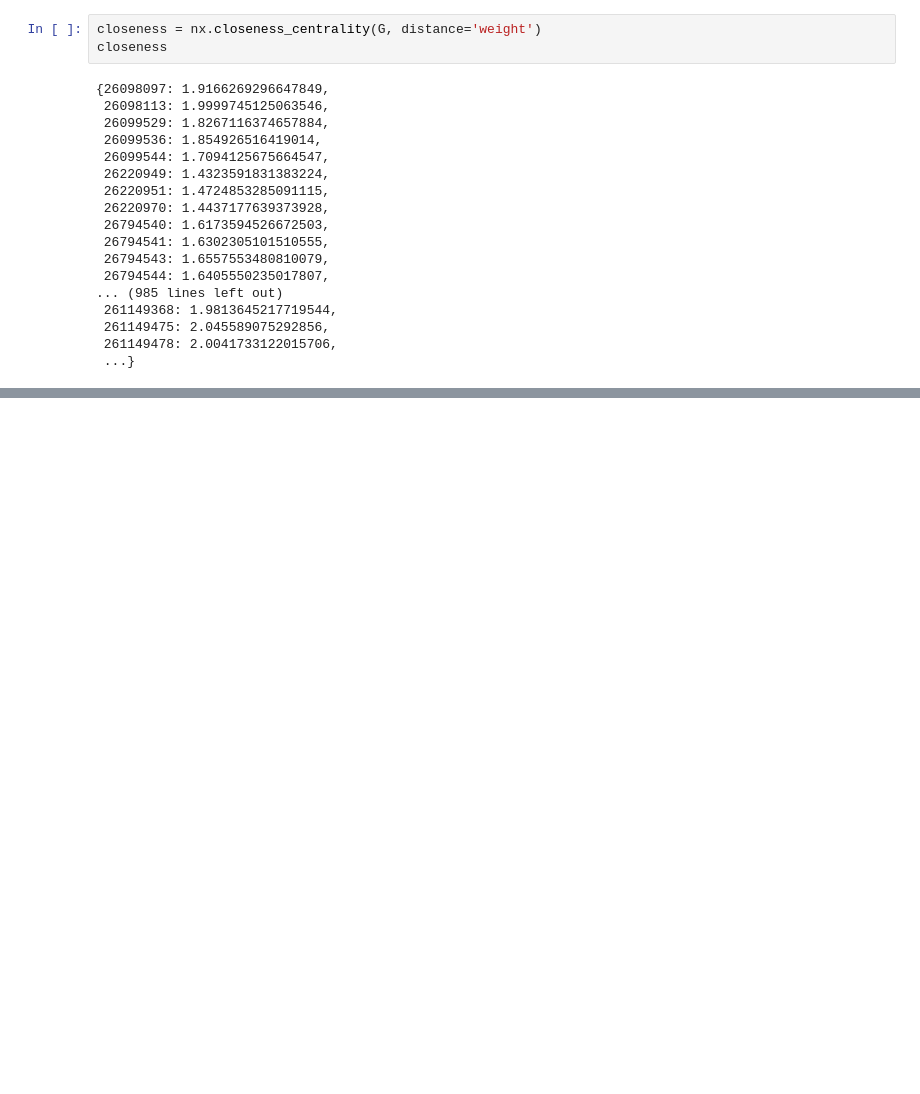
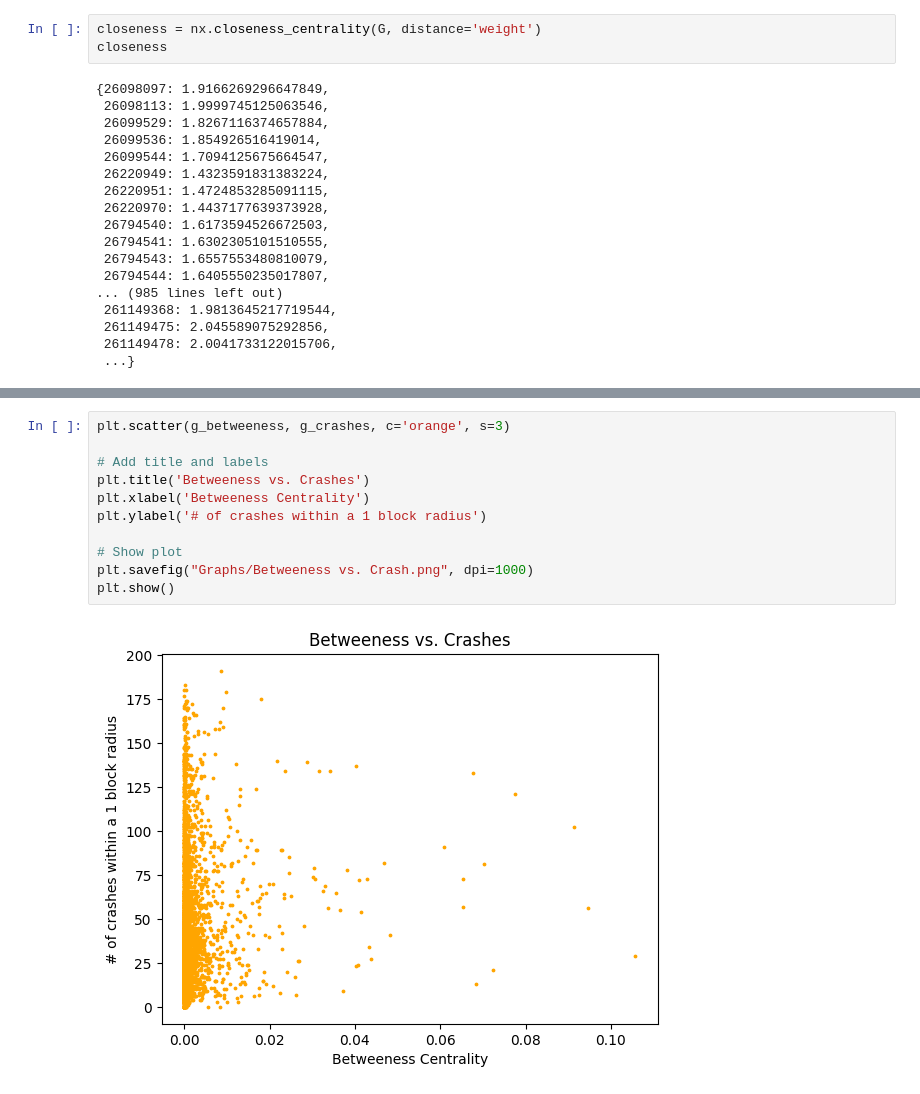
Before and after one commit to BlueOceanWave/CS579-Project-2, a Jupyter notebook: traffic-lights.ipynb, the cells around one changed output, grey strips where cells are left out. Saved outputs shown, nothing was run; the diff lists cells and outputs as text; blank space fills up the shorter version.

```diff
--- a/traffic-lights.ipynb
+++ b/traffic-lights.ipynb
@@ -298,0 +436,13 @@ Degree
+# %%
+plt.scatter(g_betweeness, g_crashes, c='orange', s=3)
+
+# Add title and labels
+plt.title('Betweeness vs. Crashes')
+plt.xlabel('Betweeness Centrality')
+plt.ylabel('# of crashes within a 1 block radius')
+
+# Show plot
+plt.savefig("Graphs/Betweeness vs. Crash.png", dpi=1000)
+plt.show()
+# %% [output]
+[figure, added]
```
Also changed, not shown: parts of 28 cells of this notebook, 12 other files.
